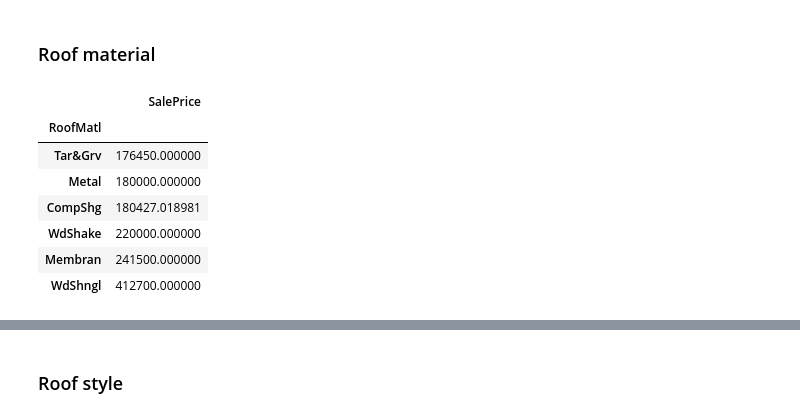
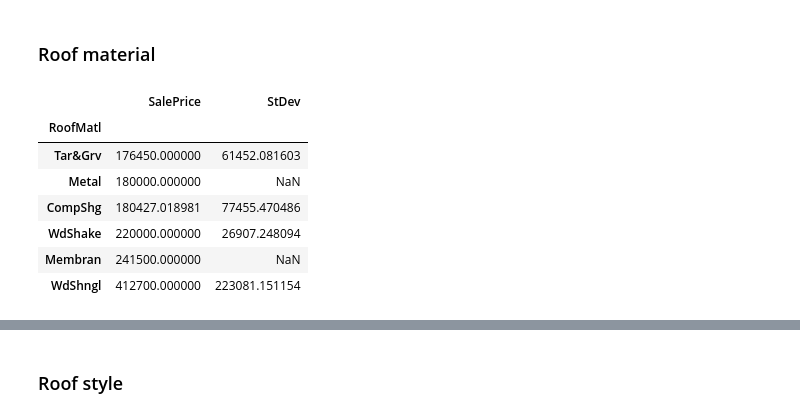
Before and after one commit to RaffaToSpace/House-Price-Predictor, a Jupyter notebook: pthp_data_exploration.ipynb, the cells around one changed output, grey strips where cells are left out. Drawn from its saved outputs; the diff is of its cells as text; code cells hidden in the pictures.

```diff
--- a/pthp_data_exploration.ipynb
+++ b/pthp_data_exploration.ipynb
@@ -55,15 +70,16 @@ sub_df
 ### Roof material
 # %%
 sub_df = data[['RoofMatl','SalePrice']]
-sub_df = sub_df.groupby(['RoofMatl']).mean()
-sub_df=sub_df.sort_values(by=['SalePrice'])
-sub_df
+sub_df_m = sub_df.groupby(['RoofMatl']).mean()
+sub_df_m['StDev'] = sub_df.groupby(['RoofMatl']).std()
+sub_df_m=sub_df_m.sort_values(by=['SalePrice'])
+sub_df_m
 # %% [output]
-|  | SalePrice |
-| RoofMatl |  |
-| Tar&Grv | 176450.000000 |
-| Metal | 180000.000000 |
-| CompShg | 180427.018981 |
-| WdShake | 220000.000000 |
-| Membran | 241500.000000 |
-| WdShngl | 412700.000000 |
+|  | SalePrice | StDev |
+| RoofMatl |  |  |
+| Tar&Grv | 176450.000000 | 61452.081603 |
+| Metal | 180000.000000 | NaN |
+| CompShg | 180427.018981 | 77455.470486 |
+| WdShake | 220000.000000 | 26907.248094 |
+| Membran | 241500.000000 | NaN |
+| WdShngl | 412700.000000 | 223081.151154 |
```
Also changed, not shown: parts of 8 cells of this notebook.
